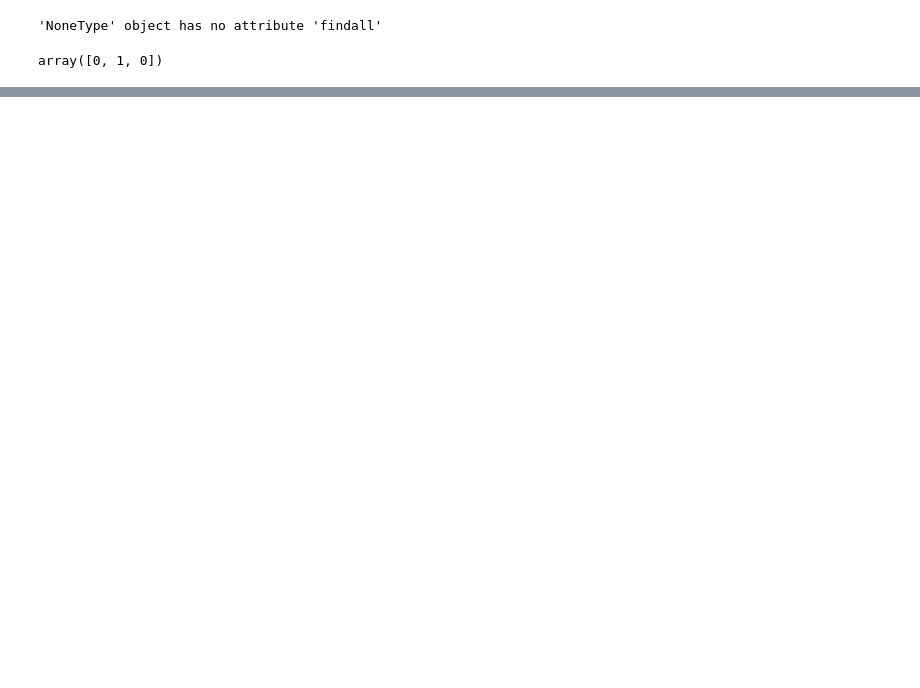
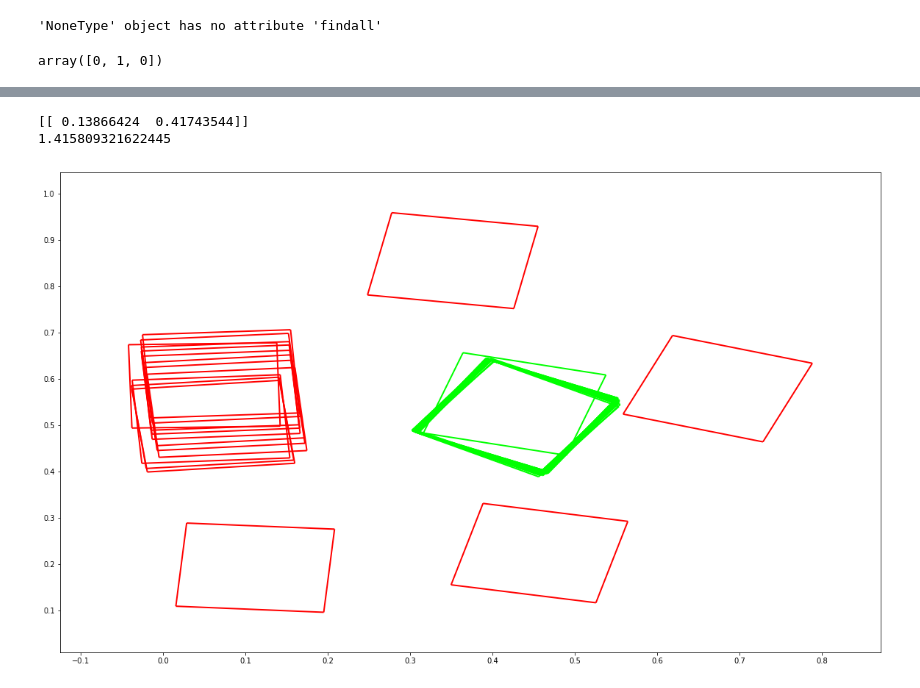
Before and after one commit to tuandnvn/learn-to-perform, a Jupyter notebook: notebooks/demo_event.ipynb, the cells around one changed output, grey strips where cells are left out. Cells and saved outputs as stored; diff of their text form; code cells hidden in the pictures; blank space fills up the shorter version.

```diff
--- a/notebooks/demo_event.ipynb
+++ b/notebooks/demo_event.ipynb
@@ -69,6 +69,7 @@ def project_to2d_ ( session_data ):
         if object_name != 'table':
             object_data[object_name] = {}
             for frameNo in session_data[SESSION_OBJECTS][object_name]:
+                print (frameNo)
                 frame_data = session_data[SESSION_OBJECTS][object_name][frameNo]
 
                 # Sort firstly by number of non-finite corners
@@ -81,11 +82,11 @@ def project_to2d_ ( session_data ):
 
                 # Pick out the face_index with the most number of non-infinite values
                 best_face_index = q[0][1]
-                print ('-----------')
-                print (frame_data[best_face_index])
+                #print ('-----------')
+                #print (frame_data[best_face_index])
                 rectangle_projected = project_markers ( frame_data[best_face_index], table_markers )
-                print (rectangle_projected)
-                object_data[object_name][frameNo] = estimate_cube_2d ( rectangle_projected, first_point, second_point )
+                #print (rectangle_projected)
+                object_data[object_name][int(frameNo)] = estimate_cube_2d ( rectangle_projected, first_point, second_point )
 
     return object_data
 
@@ -102,7 +103,7 @@ colors = {'Shell': (1, 0, 0, 1), "Stella Artois" : (0,1,0,1) }
 '''
 Demo the movement of objects in a session from from_frame to to_frame (inclusive)
 '''
-print (2)
+#print (2)
 
 object_data = project_to2d_(session_data)
 # %% [output]
@@ -126,0 +161,40 @@ IndexError: tuple index out of range
+# %%
+print (object_data['Shell'][2].transform.position)
+print (object_data['Shell'][2].transform.rotation)
+# %% [output]
+[[ 0.13866424  0.41743544]]
+1.415809321622445
+# %%
+import pylab as pl
+from matplotlib import collections as mc
+
+def plot (object_data, from_frame, to_frame):
+    fig, ax = plt.subplots()
+    ax.set_xticks(np.arange(-2, 2, 0.1))
+    ax.set_yticks(np.arange(-2, 2, 0.1))
+    ax.set_xlim([-2, 2])
+    ax.set_ylim([-2, 2])
+    fig.set_size_inches(20, 12)
+
+    for object_name in object_data:
+        data = object_data[object_name]
+
+        for frameNo in data:
+            if from_frame  <= frameNo <= to_frame :
+                # Mistake
+                # data[frameNo].transform.scale = data[frameNo].transform.scale / 2
+                shape = data[frameNo].get_markers()
+
+                lines = make_lines(shape)
+                lc = mc.LineCollection(lines, colors=colors[object_name], linewidths=2)
+                ax.add_collection(lc)
+
+
+    ax.autoscale()
+    ax.margins(0.1)
+
+    plt.show()
+# %%
+plot(object_data, 682 , 780)
+# %% [output]
+[figure, added]
```
Also changed, not shown: parts of 2 cells of this notebook, 7 other files.
